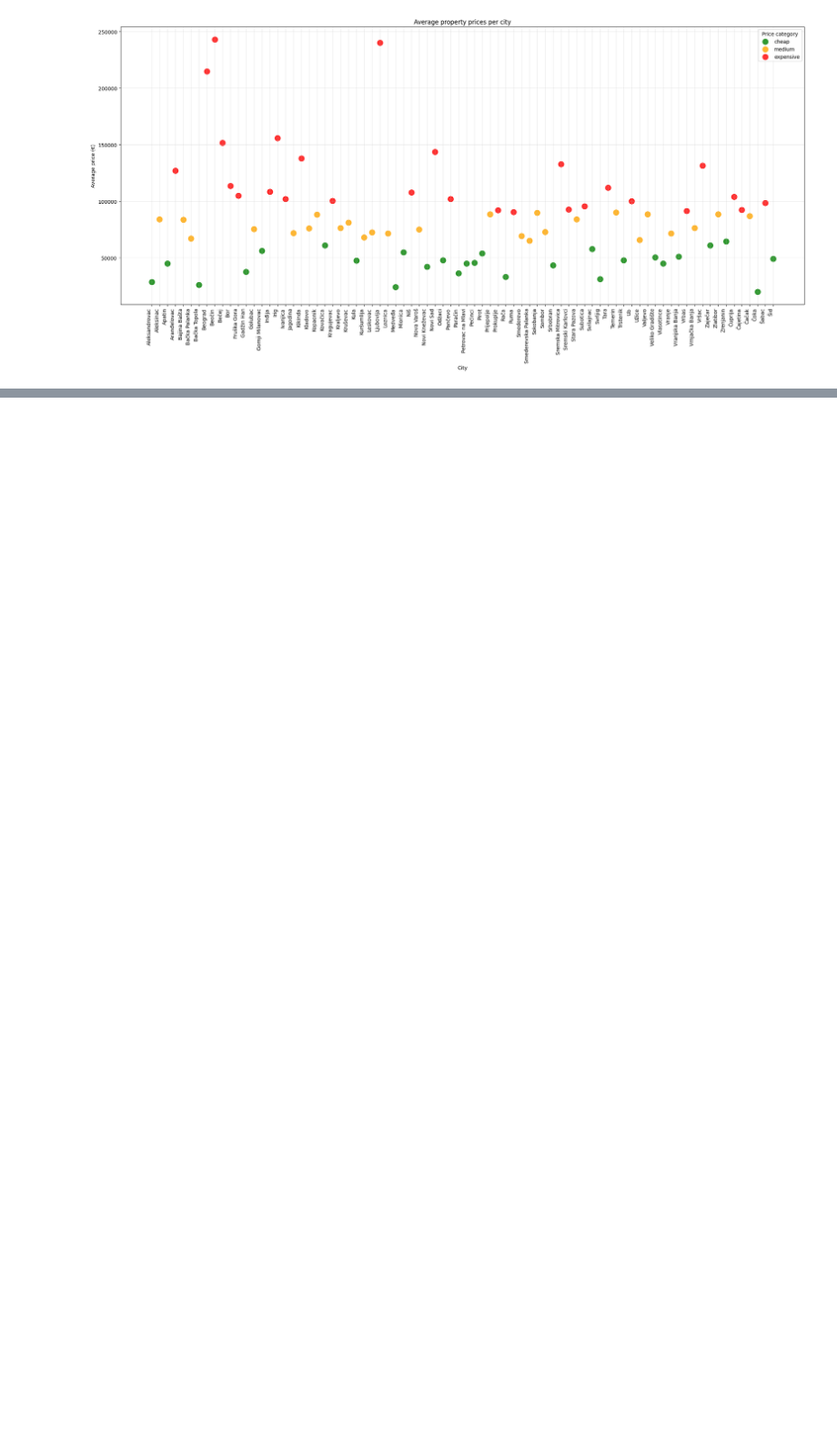
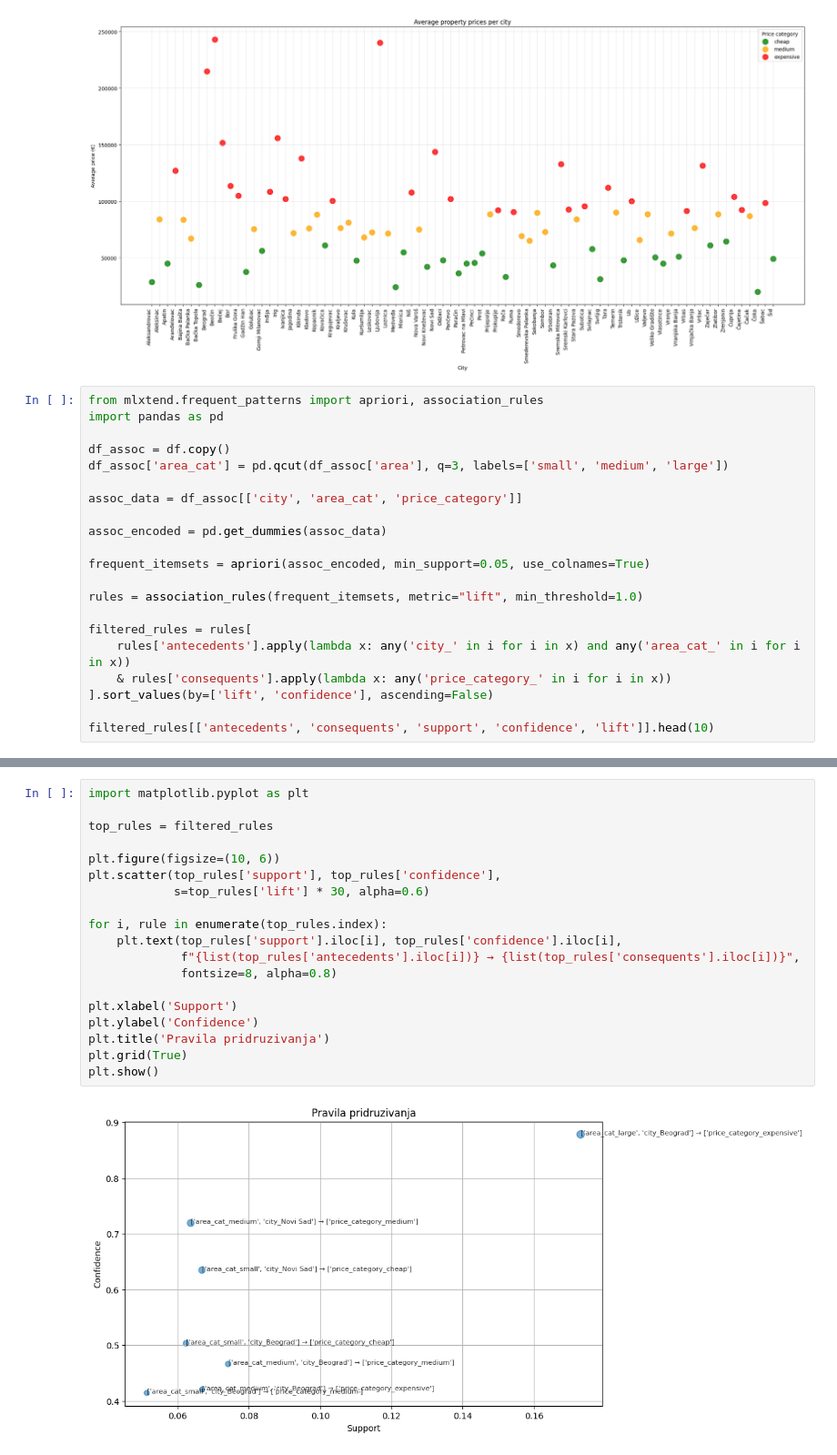
Before and after one commit to dobrosavljevicnenad/DataScience-Apartments, a Jupyter notebook: apartments.ipynb, the cells around one changed output, grey strips where cells are left out. Shown at 91% size. Saved outputs shown, nothing was run; the diff lists cells and outputs as text; blank space fills up the shorter version.

Commit message:
add association rules analysis

```diff
--- a/apartments.ipynb
+++ b/apartments.ipynb
@@ -723,3 +723,24 @@ plt.tight_layout()
 plt.show()
 # %% [output]
 [figure]
+# %%
+from mlxtend.frequent_patterns import apriori, association_rules
+import pandas as pd
+
+df_assoc = df.copy()
+df_assoc['area_cat'] = pd.qcut(df_assoc['area'], q=3, labels=['small', 'medium', 'large'])
+
+assoc_data = df_assoc[['city', 'area_cat', 'price_category']]
+
+assoc_encoded = pd.get_dummies(assoc_data)
+
+frequent_itemsets = apriori(assoc_encoded, min_support=0.05, use_colnames=True)
+
+rules = association_rules(frequent_itemsets, metric="lift", min_threshold=1.0)
+
+filtered_rules = rules[
+    rules['antecedents'].apply(lambda x: any('city_' in i for i in x) and any('area_cat_' in i for i in x))
+    & rules['consequents'].apply(lambda x: any('price_category_' in i for i in x))
+].sort_values(by=['lift', 'confidence'], ascending=False)
+
+filtered_rules[['antecedents', 'consequents', 'support', 'confidence', 'lift']].head(10)
@@ -725,0 +756,21 @@ plt.show()
+# %%
+import matplotlib.pyplot as plt
+
+top_rules = filtered_rules
+
+plt.figure(figsize=(10, 6))
+plt.scatter(top_rules['support'], top_rules['confidence'],
+            s=top_rules['lift'] * 30, alpha=0.6)
+
+for i, rule in enumerate(top_rules.index):
+    plt.text(top_rules['support'].iloc[i], top_rules['confidence'].iloc[i],
+             f"{list(top_rules['antecedents'].iloc[i])} → {list(top_rules['consequents'].iloc[i])}",
+             fontsize=8, alpha=0.8)
+
+plt.xlabel('Support')
+plt.ylabel('Confidence')
+plt.title('Pravila pridruzivanja')
+plt.grid(True)
+plt.show()
+# %% [output]
+[figure, added]
```
Also changed, not shown: parts of 3 cells of this notebook.
